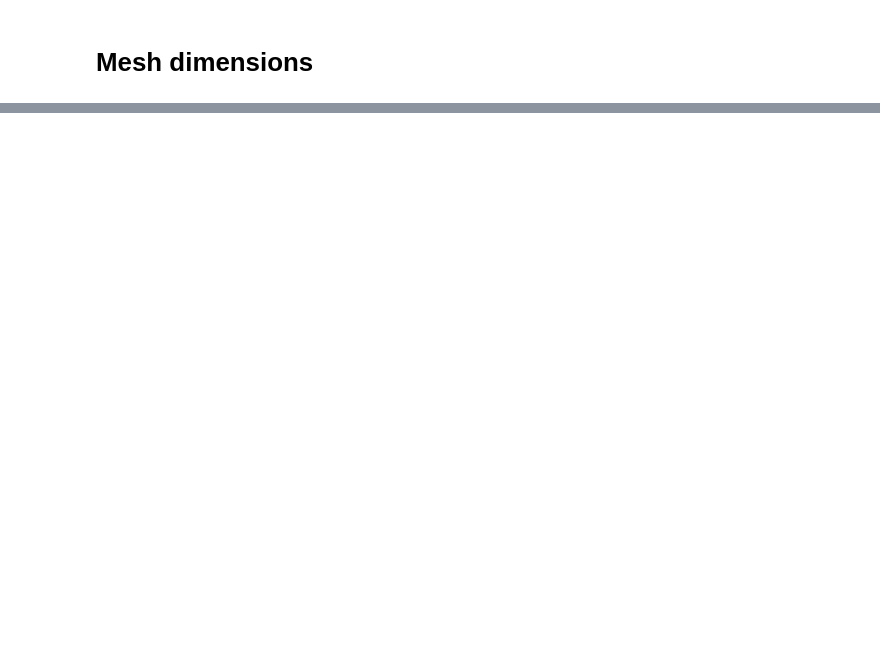
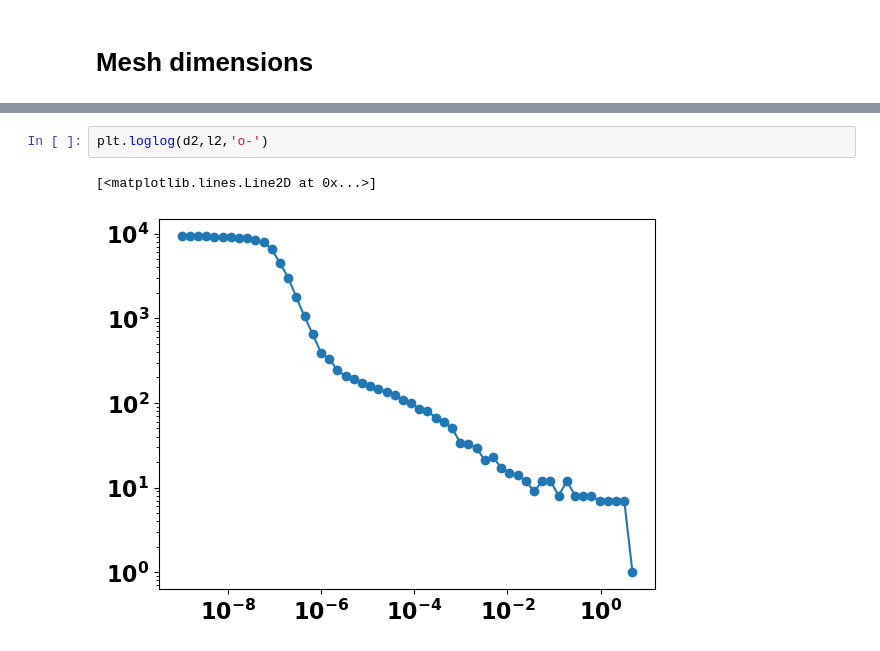
Before and after one commit to sgillen/fractal_rl, a Jupyter notebook: src/make_plots_and_tables.ipynb, the cells around one changed output, grey strips where cells are left out. Drawn from its saved outputs; the diff is of its cells as text; blank space fills up the shorter version.

```diff
--- a/src/make_plots_and_tables.ipynb
+++ b/src/make_plots_and_tables.ipynb
@@ -657,0 +717,5 @@ KeyboardInterrupt:
+# %%
+plt.loglog(d2,l2,'o-')
+# %% [output]
+[<matplotlib.lines.Line2D at 0x...>]
+[figure, added]
```
Also changed, not shown: parts of 10 cells of this notebook, 11 other files.
